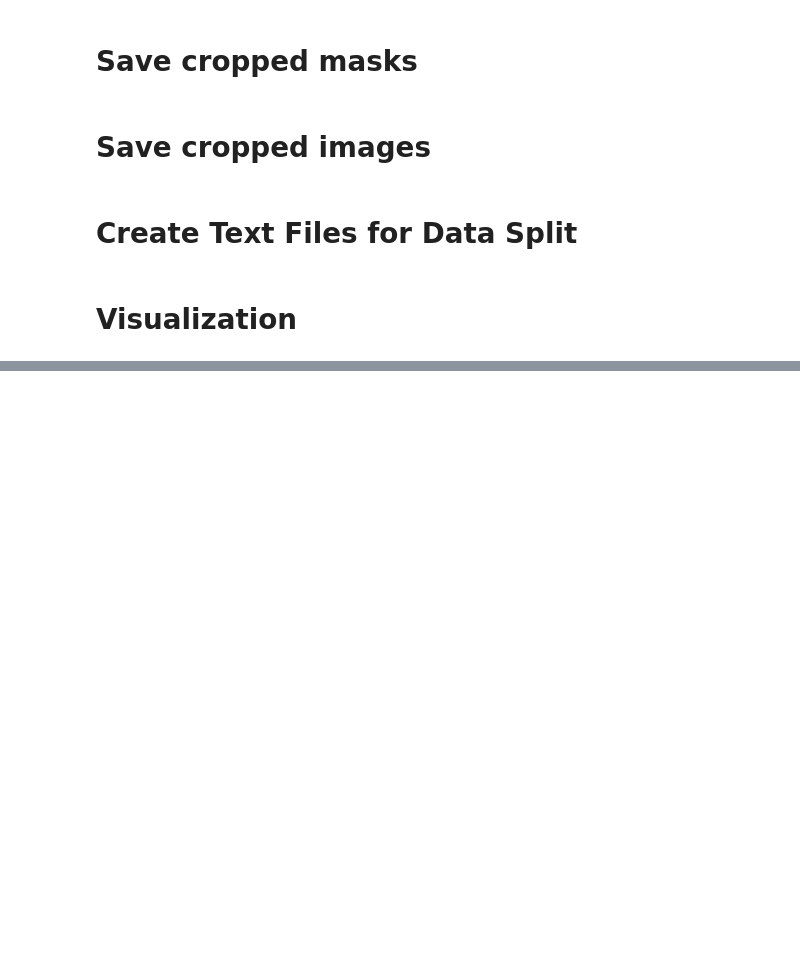
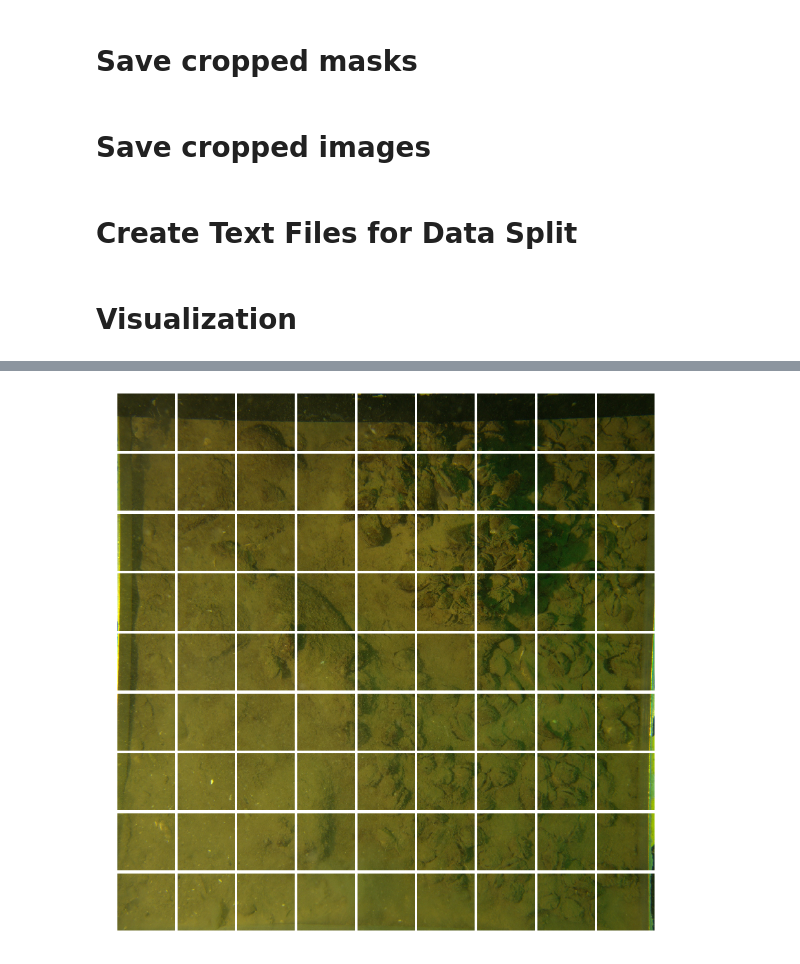
Before and after one commit to AngusG/deep-learning-dreissenid, a Jupyter notebook: labelme/voc-images-and-masks-to-patch.ipynb, the cells around one changed output, grey strips where cells are left out. Drawn from its saved outputs; the diff is of its cells as text; code cells hidden in the pictures; blank space fills up the shorter version.

```diff
--- a/labelme/voc-images-and-masks-to-patch.ipynb
+++ b/labelme/voc-images-and-masks-to-patch.ipynb
@@ -13,8 +13,8 @@ import numpy as np
 import PIL.Image
 # %%
 #path = '/scratch/ssd/gallowaa/cciw/VOCdevkit/Train-all/'
-#path = '/scratch/ssd/gallowaa/cciw/VOCdevkit/Validation-v101-originals/'
-path = '/media/angus/cciw/VOCdevkit/train_v120_patches/'
+path = '/scratch/ssd/gallowaa/cciw/VOCdevkit/Validation-v101-originals/'
+#path = '/media/angus/cciw/VOCdevkit/train_v120_patches/'
 # %%
 label_path = os.path.join(path, 'SegmentationClass')
 image_path = os.path.join(path, 'JPEGImages')
@@ -113,10 +131,10 @@ list_of_labels.sort()
 i = 6
 img_file = os.path.join(
         image_path, list_of_images[i].split('.')[0])
-img = PIL.Image.open(img_file + '.jpg')
+img = np.asarray(PIL.Image.open(img_file + '.jpg'))
 lab_file = os.path.join(
         label_path, list_of_labels[i].split('.')[0])
-lab = PIL.Image.open(lab_file + '.png')
+lab = np.asarray(PIL.Image.open(lab_file + '.png'))
 # %%
 left = 0.02  # the left side of the subplots of the figure
 right = 0.98   # the right side of the subplots of the figure
@@ -128,16 +146,19 @@ hspace = 0.05  # the amount of height reserved for space between subplots,
 # expressed as a fraction of the average axis height
 # %%
 wvz = 250 # 340, 283, 242, 212
-lbl = np.asarray(img)
+#lbl = np.asarray(img)
+lbl = img.copy()
 n_plot = lbl.shape[0] // wvz
 fig, axes = plt.subplots(n_plot, n_plot, figsize=(12, 12))
 
 for row in range(lbl.shape[0] // wvz):
     for col in range(lbl.shape[0] // wvz):
         axes[row, col].imshow(lbl[row*wvz:(1+row)*wvz, col*wvz:(col+1)*wvz])
         axes[row, col].axis('off')
 #plt.tight_layout()
 plt.subplots_adjust(left=left, bottom=bottom, right=right, top=top, wspace=wspace, hspace=hspace)
 plt.show()
-plt.savefig(img_file.split('/')[-1] + '_img_viz.jpg')
+#plt.savefig(img_file.split('/')[-1] + '_img_viz.jpg')
 #plt.savefig(lab_file.split('/')[-1] + '_lab_viz.png')
+# %% [output]
+[figure, added]
```
Also changed, not shown: parts of 7 cells of this notebook.
